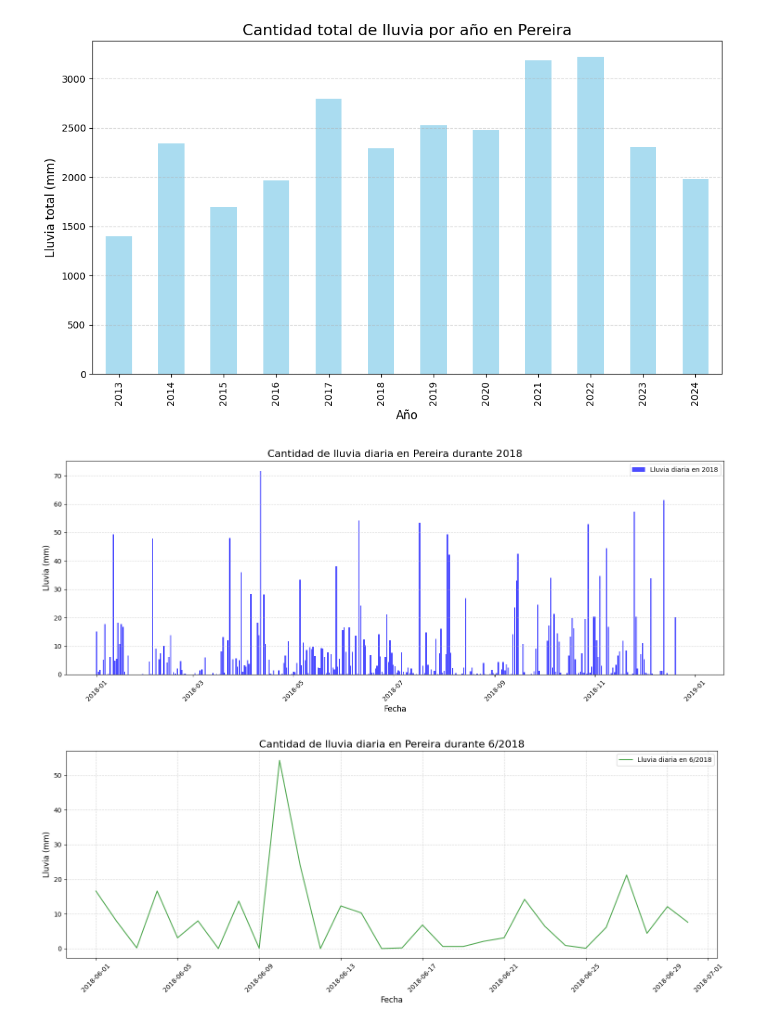
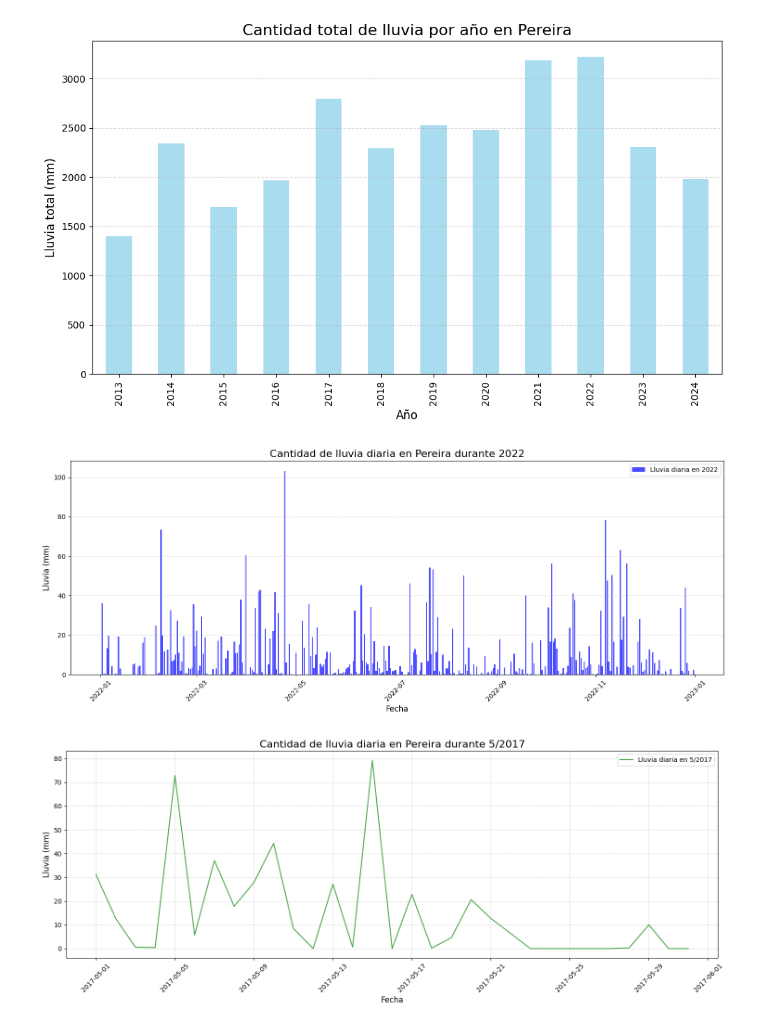
Before and after one commit to jmvilla12/bootcamp-ai, a Jupyter notebook: Proyecto/analisis_lluvia.ipynb, the cells around one changed output. Drawn from its saved outputs; the diff is of its cells as text; code cells hidden in the pictures.

```diff
--- a/Proyecto/analisis_lluvia.ipynb
+++ b/Proyecto/analisis_lluvia.ipynb
@@ -40,3 +40,26 @@ new_df
 | 4105 | 2024-11-20 | 4.8 |
 | 4106 | 2024-11-21 | 0.3 |
 4107 rows × 2 columns
+# %%
+import pandas as pd
+
+# Asegúrate de que la columna de fechas sea datetime
+new_df['Fecha'] = pd.to_datetime(new_df['Fecha'])
+
+# Filtra desde el 1 de enero de 2015
+start_date = '2014-01-01'
+filtered_df = new_df[new_df['Fecha'] >= start_date].copy()  # Usamos .copy() para evitar modificar el original
+
+# Añade una columna para identificar las semanas (cada semana tendrá un número único)
+filtered_df.loc[:, 'Semana'] = ((filtered_df['Fecha'] - pd.Timestamp(start_date)).dt.days // 7)
+
+# Agrupa por número de semana y calcula el promedio
+weekly_avg = filtered_df.groupby('Semana')['Valor'].mean().reset_index()
+
+# Si quieres añadir las fechas de inicio de cada semana
+weekly_avg['Fecha_Inicio'] = pd.to_datetime(start_date) + pd.to_timedelta(weekly_avg['Semana'] * 7, unit='d')
+
+# Renombra las columnas para mayor claridad
+weekly_avg.rename(columns={'Valor': 'Promedio_Semanal'}, inplace=True)
+
+print(weekly_avg)
@@ -86,30 +185,31 @@ plt.show()
 [figure]
 # %%
 # Filtrar por un año específico (ejemplo: 2018)
-year = 2018
+year = 2022
 filtered_df = new_df[new_df['Fecha'].apply(lambda x: x.year) == year]
 
 # Graficar en barras
 plt.figure(figsize=(15, 6))
 plt.bar(filtered_df['Fecha'], filtered_df['Valor'], color='blue', alpha=0.7, label=f'Lluvia diaria en {year}')
 plt.title(f'Cantidad de lluvia diaria en Pereira durante {year}', fontsize=16)
 plt.xlabel('Fecha', fontsize=12)
 plt.ylabel('Lluvia (mm)', fontsize=12)
 plt.xticks(rotation=45)
 plt.grid(axis='y', linestyle='--', alpha=0.5)
 plt.tight_layout()
 plt.legend()
 plt.show()
 # %% [output]
-[figure, old version]
+[figure, new version]
 # %%
 # Filtrar por año y mes específicos (ejemplo: agosto de 2018)
-year = 2018
-month = 6
+year = 2017
+month = 5
 filtered_df = new_df[(new_df['Fecha'].apply(lambda x: x.year) == year) & (new_df['Fecha'].apply(lambda x: x.month) == month)]
 
 # Graficar
 plt.figure(figsize=(15, 6))
+# plt.bar(filtered_df['Fecha'], filtered_df['Valor'], label=f'Lluvia diaria en {month}/{year}', color='green', alpha=0.7)
 plt.plot(filtered_df['Fecha'], filtered_df['Valor'], label=f'Lluvia diaria en {month}/{year}', color='green', alpha=0.7)
 plt.title(f'Cantidad de lluvia diaria en Pereira durante {month}/{year}', fontsize=16)
 plt.xlabel('Fecha', fontsize=12)
@@ -120,4 +220,4 @@ plt.tight_layout()
 plt.legend()
 plt.show()
 # %% [output]
-[figure, old version]
+[figure, new version]
```
Also changed, not shown: parts of 4 cells of this notebook, 2 other files.
